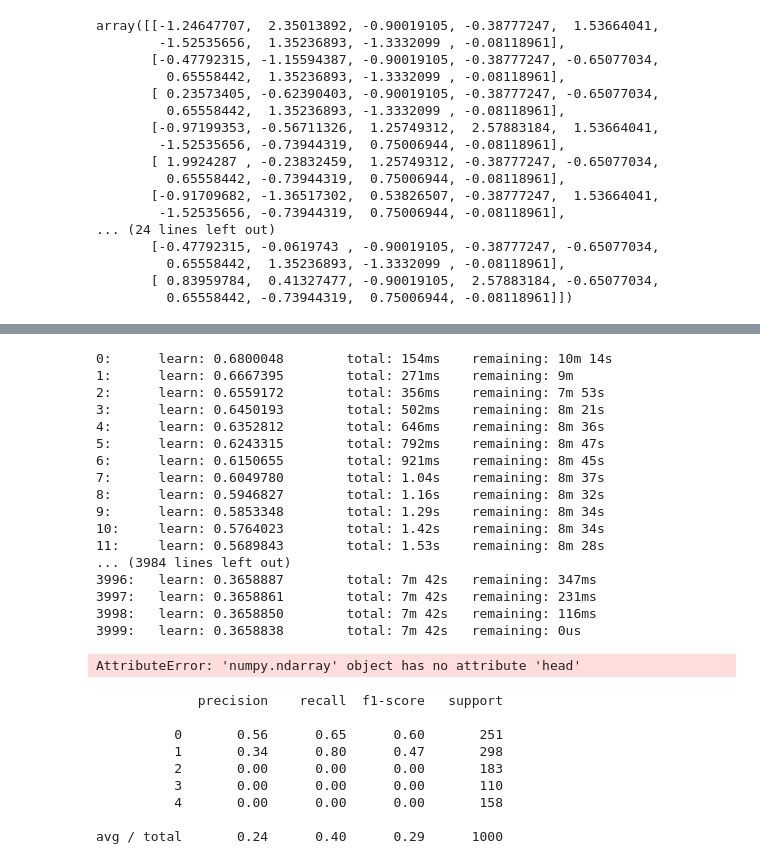
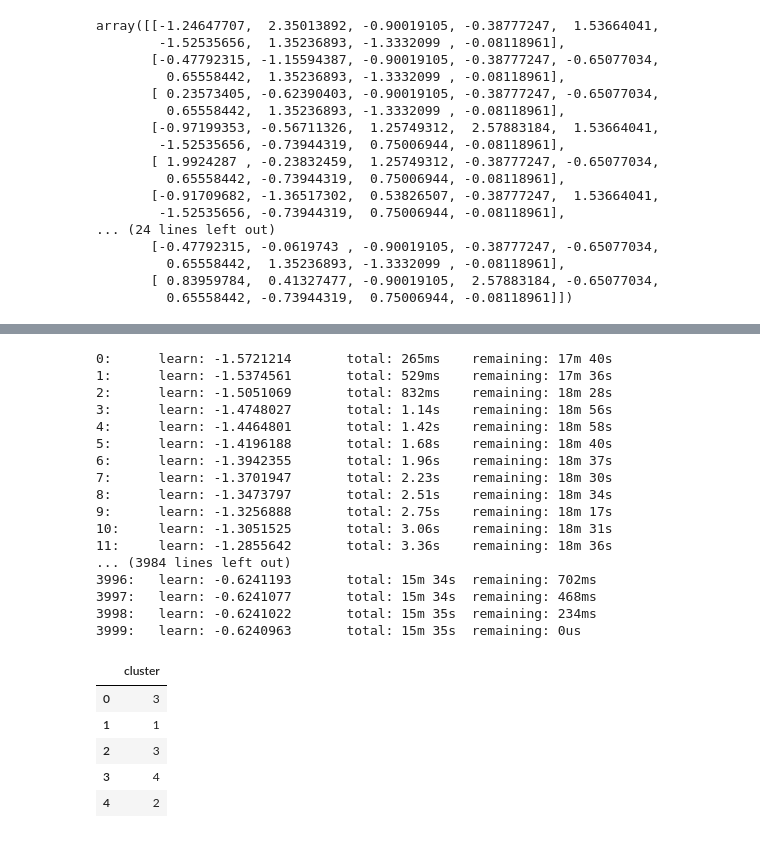
Before and after one commit to nicholas-bn/Data-Analytics-Python, a Jupyter notebook: notebook/Client_EDA.ipynb, the cells around one changed output, grey strips where cells are left out. Cells and saved outputs as stored; diff of their text form; code cells hidden in the pictures.

```diff
--- a/notebook/Client_EDA.ipynb
+++ b/notebook/Client_EDA.ipynb
@@ -323,7 +324,7 @@ dtype: object
 df_client_cluster_pred_copy = df_clients['cluster_predicted'].copy()
 df_clients = df_clients.drop(['cluster_predicted'], axis=1)
 
-#column_save = df_clients.columns
+column_save = df_clients.columns
 
 df_clients.head()
 # %% [output]
@@ -426,37 +431,21 @@ for dev_index, val_index in kf.split(df_clients):
 # %%
 # run the catboostclassifier
-marketing_cluster_pred, classif_report = runCatBoostClassifier(df_clients, df_client_cluster_pred_copy, df_marketing, 8, 1000)
+marketing_cluster_pred = runCatBoostClassifier(df_clients, df_client_cluster_pred_copy, df_marketing, 8)
 # %% [output]
-0:      learn: 0.6800048        total: 154ms    remaining: 10m 14s
-1:      learn: 0.6667395        total: 271ms    remaining: 9m
-2:      learn: 0.6559172        total: 356ms    remaining: 7m 53s
-3:      learn: 0.6450193        total: 502ms    remaining: 8m 21s
-4:      learn: 0.6352812        total: 646ms    remaining: 8m 36s
-5:      learn: 0.6243315        total: 792ms    remaining: 8m 47s
-6:      learn: 0.6150655        total: 921ms    remaining: 8m 45s
-7:      learn: 0.6049780        total: 1.04s    remaining: 8m 37s
-8:      learn: 0.5946827        total: 1.16s    remaining: 8m 32s
-9:      learn: 0.5853348        total: 1.29s    remaining: 8m 34s
-10:     learn: 0.5764023        total: 1.42s    remaining: 8m 34s
-11:     learn: 0.5689843        total: 1.53s    remaining: 8m 28s
+0:      learn: -1.5721214       total: 265ms    remaining: 17m 40s
+1:      learn: -1.5374561       total: 529ms    remaining: 17m 36s
+2:      learn: -1.5051069       total: 832ms    remaining: 18m 28s
+3:      learn: -1.4748027       total: 1.14s    remaining: 18m 56s
+4:      learn: -1.4464801       total: 1.42s    remaining: 18m 58s
+5:      learn: -1.4196188       total: 1.68s    remaining: 18m 40s
+6:      learn: -1.3942355       total: 1.96s    remaining: 18m 37s
+7:      learn: -1.3701947       total: 2.23s    remaining: 18m 30s
+8:      learn: -1.3473797       total: 2.51s    remaining: 18m 34s
+9:      learn: -1.3256888       total: 2.75s    remaining: 18m 17s
+10:     learn: -1.3051525       total: 3.06s    remaining: 18m 31s
+11:     learn: -1.2855642       total: 3.36s    remaining: 18m 36s
 ... (3984 lines left out)
-3996:   learn: 0.3658887        total: 7m 42s   remaining: 347ms
-3997:   learn: 0.3658861        total: 7m 42s   remaining: 231ms
-3998:   learn: 0.3658850        total: 7m 42s   remaining: 116ms
-3999:   learn: 0.3658838        total: 7m 42s   remaining: 0us
+3996:   learn: -0.6241193       total: 15m 34s  remaining: 702ms
+3997:   learn: -0.6241077       total: 15m 34s  remaining: 468ms
+3998:   learn: -0.6241022       total: 15m 35s  remaining: 234ms
+3999:   learn: -0.6240963       total: 15m 35s  remaining: 0us
-# %%
-marketing_cluster_pred.head()
-# %% [output]
-AttributeError: 'numpy.ndarray' object has no attribute 'head'
-# %%
-print(classif_report)
-# %% [output]
-             precision    recall  f1-score   support
-
-          0       0.56      0.65      0.60       251
-          1       0.34      0.80      0.47       298
-          2       0.00      0.00      0.00       183
-          3       0.00      0.00      0.00       110
-          4       0.00      0.00      0.00       158
-
-avg / total       0.24      0.40      0.29      1000
@@ -462,0 +454,10 @@ avg / total       0.24      0.40      0.29      1000
+# %%
+marketing_cluster_pred = marketing_cluster_pred.rename(columns={0: "cluster"})
+marketing_cluster_pred.head()
+# %% [output]
+|  | cluster |
+| 0 | 3 |
+| 1 | 1 |
+| 2 | 3 |
+| 3 | 4 |
+| 4 | 2 |
```
Also changed, not shown: parts of 12 cells of this notebook, 7 other files.
